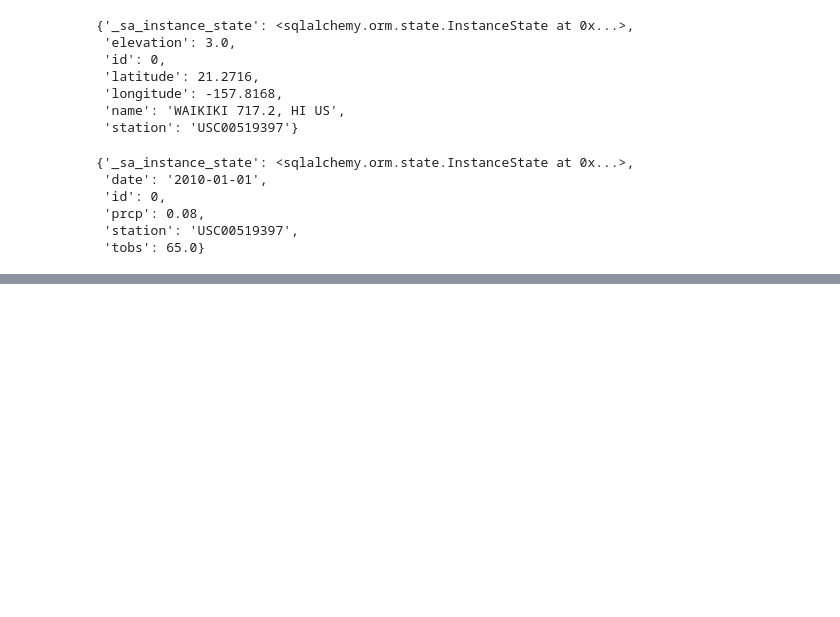
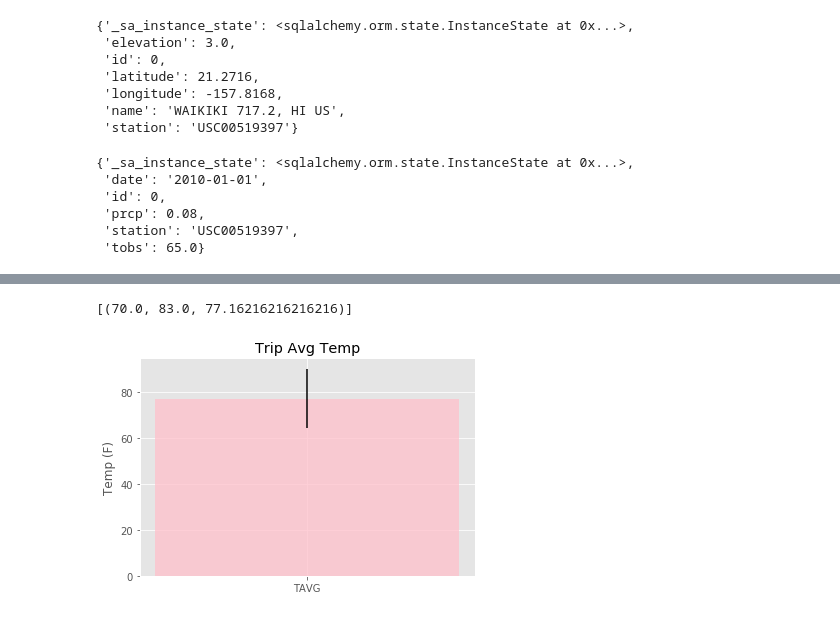
Before and after one commit to mrbalikci/sqlalchemy, a Jupyter notebook: climate_analysis.ipynb, the cells around one changed output, grey strips where cells are left out. Saved outputs shown, nothing was run; the diff lists cells and outputs as text; code cells hidden in the pictures; blank space fills up the shorter version.

```diff
--- a/climate_analysis.ipynb
+++ b/climate_analysis.ipynb
@@ -105,0 +199,33 @@ print(calc_temps('2012-02-28', '2012-03-05'))
+# %%
+def calc_tmps(start_date, end_date):
+    # start_date = input('Vacation Start Date: Year-Date-Month format ')
+    # end_date = input('Vacation End Date: Year-Date-Month format ')
+    return session.query(func.min(Measurement.tobs), func.max(Measurement.tobs), func.avg(Measurement.tobs)).\
+    filter(Measurement.date >= start_date).filter(Measurement.date <= end_date).all()
+# %%
+results = calc_tmps('2017-07-30', '2017-08-23')
+values = results[0]
+TMIN = values[0]
+TMAX = values[1]
+TAVG = values[2]
+# %%
+results
+# %% [output]
+[(70.0, 83.0, 77.16216216216216)]
+# %%
+plt.style.use('ggplot')
+
+x = ['TAVG']
+data = [TAVG]
+error =  TMAX - TMIN
+
+x_pos = [i for i, _ in enumerate(x)]
+
+plt.bar(x_pos, data, yerr = error, color='pink', alpha=0.75, align='center')
+plt.ylabel("Temp (F)")
+plt.title("Trip Avg Temp")
+plt.xticks(x_pos, x)
+plt.savefig('trip_avg_temp.png')
+plt.show()
+# %% [output]
+[figure, added]
```
Also changed, not shown: parts of 30 cells of this notebook, 10 other files.
